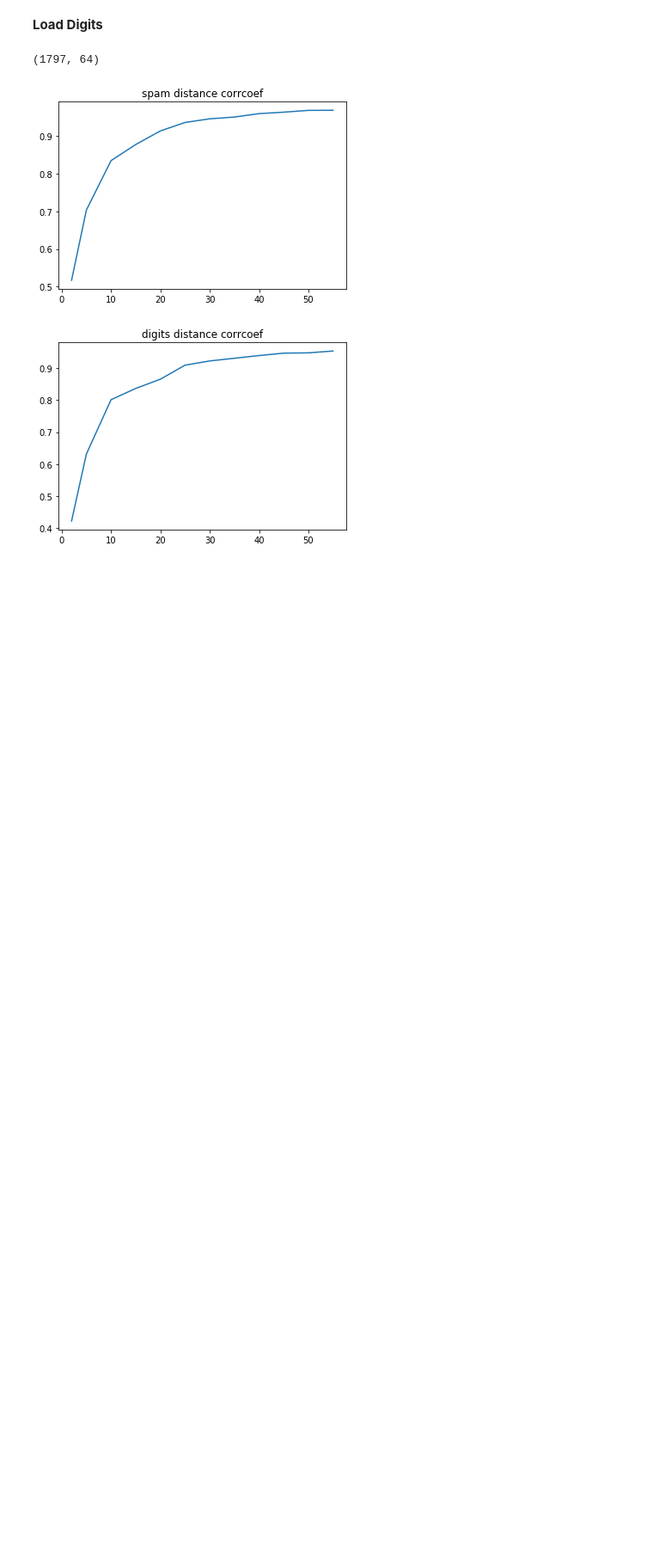
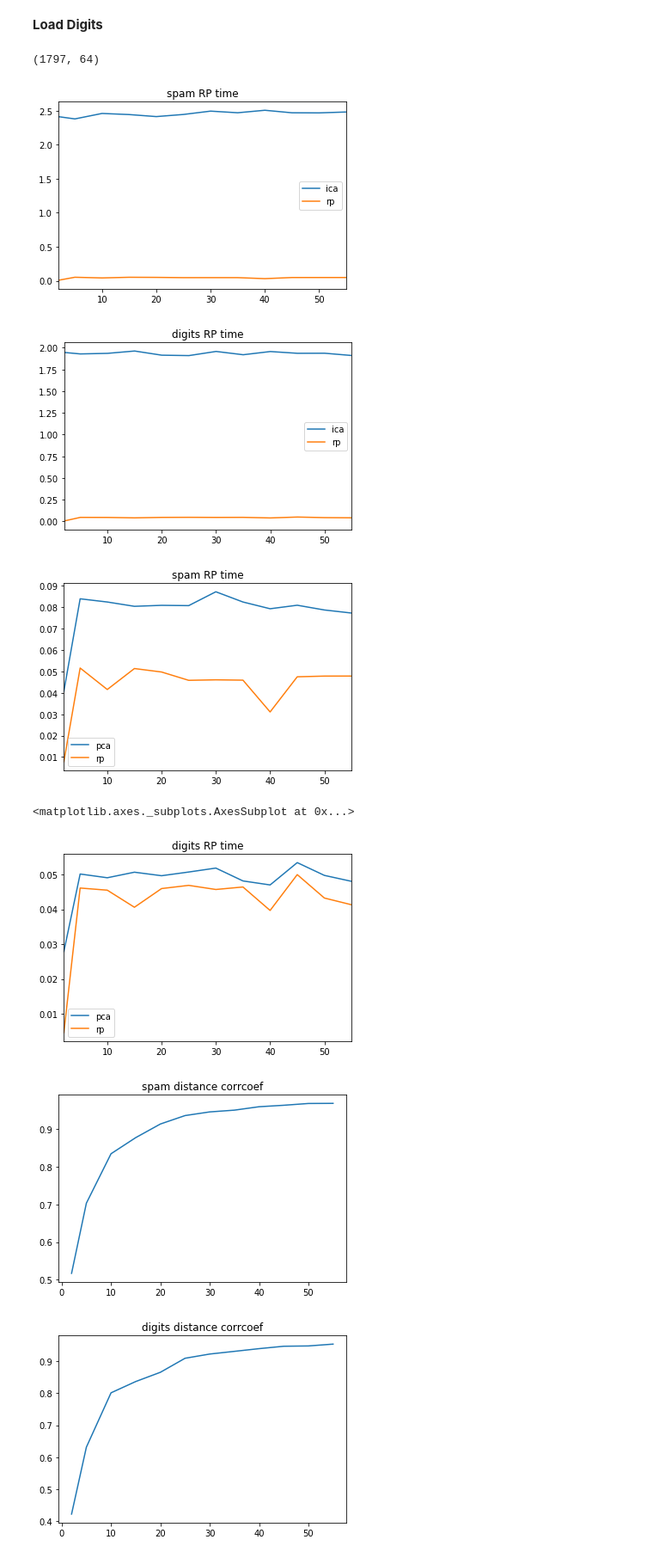
Before and after one commit to dannybit/CS7641Assignment3, a Jupyter notebook: RP.ipynb, the cells around one changed output. Shown at 86% size. Drawn from its saved outputs; the diff is of its cells as text; code cells hidden in the pictures; blank space fills up the shorter version.

Commit message:
added time

```diff
--- a/RP.ipynb
+++ b/RP.ipynb
@@ -82,6 +84,47 @@ for i,dim in product(range(10),dims):
     rp.fit(digits_x)
     digitsTmpRec[dim][i] = reconstructionError(rp, digits_x)
 digitsTmpRec =pd.DataFrame(digitsTmpRec).T
+# %%
+spam_times = defaultdict(dict)
+digits_times = defaultdict(dict)
+for d in dims:
+    rp = SparseRandomProjection(random_state=i, n_components=dim)
+    pca = PCA(random_state=5, n_components=dim)
+    ica = FastICA(random_state=5, n_components=dim)
+    st = clock()
+    rp.fit(spam_x)
+    spam_times['rp'][d] = clock() - st
+    st = clock()
+    rp.fit(digits_x)
+    digits_times['rp'][d] = clock() - st
+
+    st = clock()
+    pca.fit(spam_x)
+    spam_times['pca'][d] = clock() - st
+    st = clock()
+    pca.fit(digits_x)
+    digits_times['pca'][d] = clock() - st
+
+    st = clock()
+    ica.fit(spam_x)
+    spam_times['ica'][d] = clock() - st
+    st = clock()
+    ica.fit(digits_x)
+    digits_times['ica'][d] = clock() - st
+# %%
+pd.DataFrame(spam_times)[['ica', 'rp']].plot(title='spam RP time')
+plt.show()
+pd.DataFrame(digits_times)[['ica', 'rp']].plot(title='digits RP time')
+
+pd.DataFrame(spam_times)[['pca', 'rp']].plot(title='spam RP time')
+plt.show()
+pd.DataFrame(digits_times)[['pca', 'rp']].plot(title='digits RP time')
+# %% [output]
+[figure, added]
+[figure, added]
+[figure, added]
+<matplotlib.axes._subplots.AxesSubplot at 0x...>
+[figure, added]
 # %%
 def plot(df, title):
     x_points = df.index.values
```
Also changed, not shown: parts of 1 cell of this notebook.
